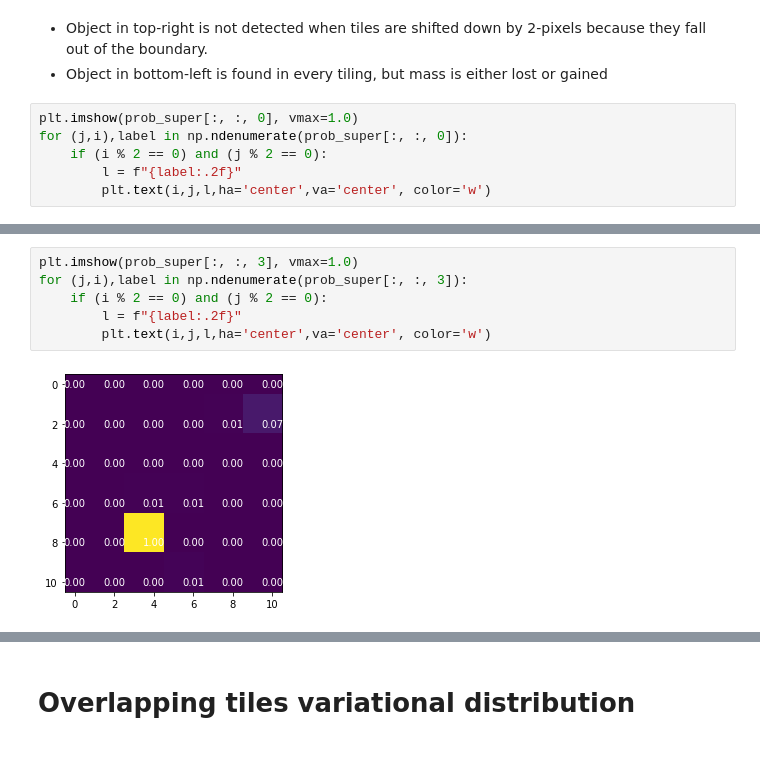
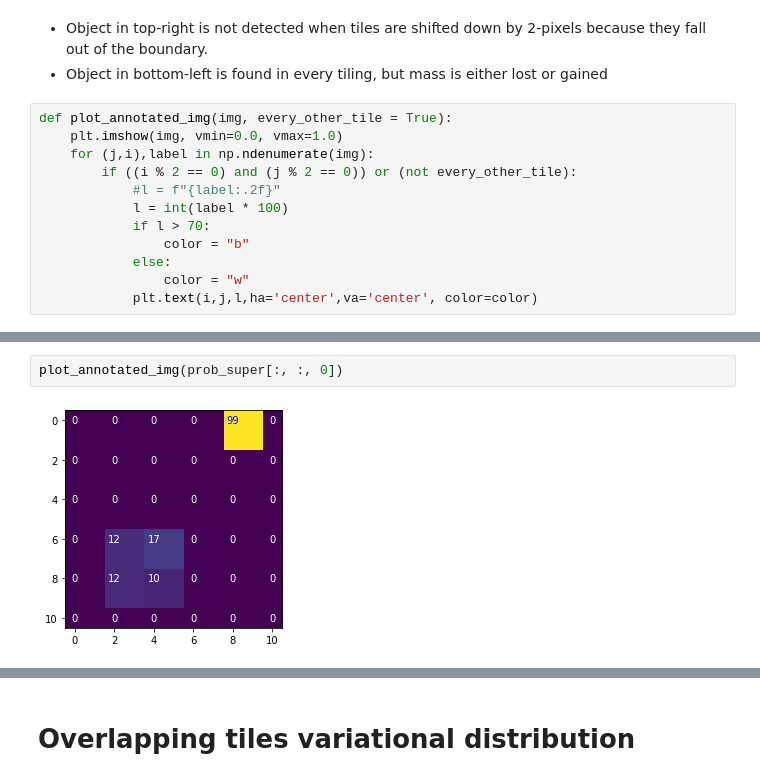
Before and after one commit to prob-ml/bliss, a Jupyter notebook: case_studies/overlap/Overlapping Tiles Demo Meeting Nov 17.ipynb, the cells around one changed output, grey strips where cells are left out. Saved outputs shown, nothing was run; the diff lists cells and outputs as text.

```diff
--- a/case_studies/overlap/Overlapping Tiles Demo Meeting Nov 17.ipynb
+++ b/case_studies/overlap/Overlapping Tiles Demo Meeting Nov 17.ipynb
@@ -151,8 +151,14 @@ for i in (0, 1):
 - Object in top-right is not detected when tiles are shifted down by 2-pixels because they fall out of the boundary.
 - Object in bottom-left is found in every tiling, but mass is either lost or gained
 # %%
-plt.imshow(prob_super[:, :, 0], vmax=1.0)
-for (j,i),label in np.ndenumerate(prob_super[:, :, 0]):
-    if (i % 2 == 0) and (j % 2 == 0):
-        l = f"{label:.2f}"
-        plt.text(i,j,l,ha='center',va='center', color='w')
+def plot_annotated_img(img, every_other_tile = True):
+    plt.imshow(img, vmin=0.0, vmax=1.0)
+    for (j,i),label in np.ndenumerate(img):
+        if ((i % 2 == 0) and (j % 2 == 0)) or (not every_other_tile):
+            #l = f"{label:.2f}"
+            l = int(label * 100)
+            if l > 70:
+                color = "b"
+            else:
+                color = "w"
+            plt.text(i,j,l,ha='center',va='center', color=color)
@@ -177,8 +165,4 @@ for (j,i),label in np.ndenumerate(prob_super[:, :, 2]):
-# %%
-plt.imshow(prob_super[:, :, 3], vmax=1.0)
-for (j,i),label in np.ndenumerate(prob_super[:, :, 3]):
-    if (i % 2 == 0) and (j % 2 == 0):
-        l = f"{label:.2f}"
-        plt.text(i,j,l,ha='center',va='center', color='w')
-# %% [output]
-[figure, removed]
+# %%
+plot_annotated_img(prob_super[:, :, 0])
+# %% [output]
+[figure, added]
```
Also changed, not shown: parts of 19 cells of this notebook.
